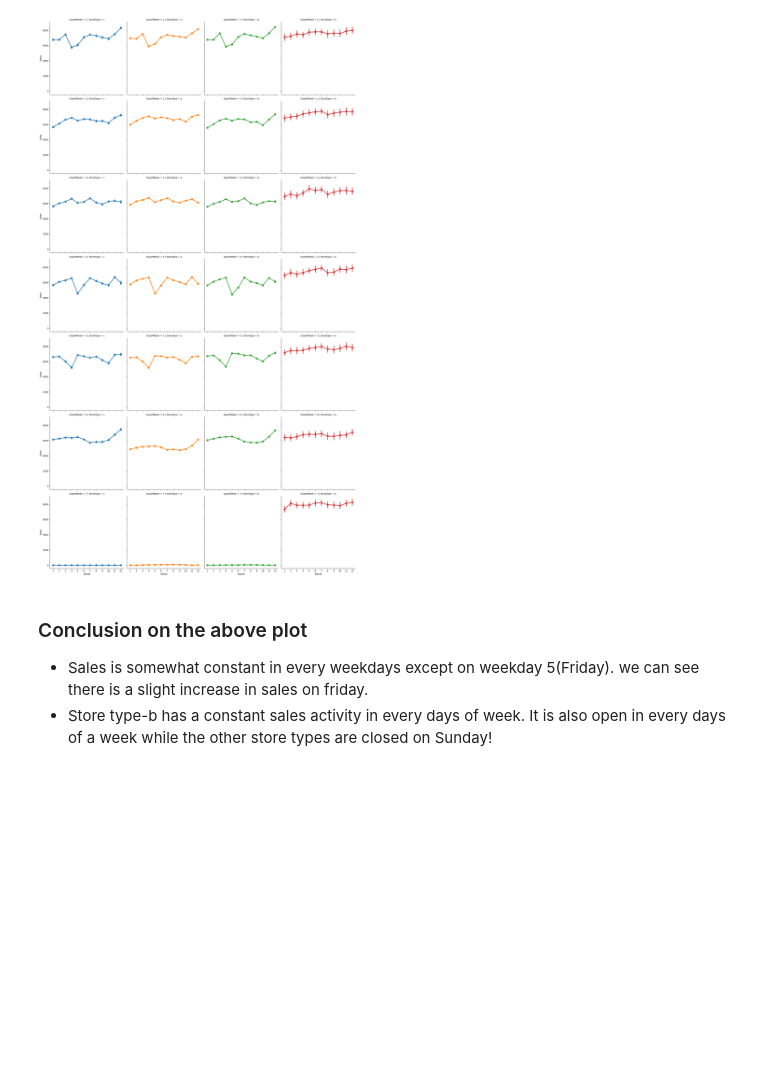
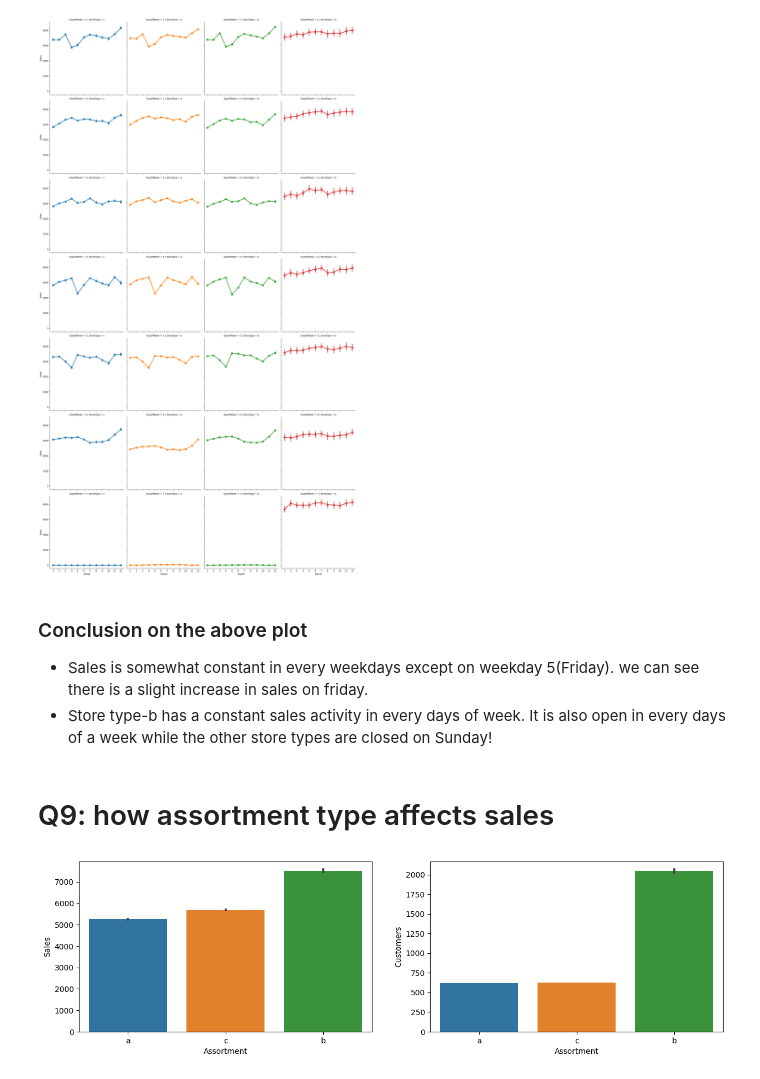
Before and after one commit to nahomHmichael/Rossman-Pharmaceutical-Sales-Pridiction, a Jupyter notebook: notebooks/data_exploration.ipynb, the cells around one changed output. Drawn from its saved outputs; the diff is of its cells as text; code cells hidden in the pictures; blank space fills up the shorter version.

Commit message:
Update: assortment analysis

```diff
--- a/notebooks/data_exploration.ipynb
+++ b/notebooks/data_exploration.ipynb
@@ -558,3 +558,14 @@ plt.show()
 ### Conclusion on the above plot
 * Sales is somewhat constant in every weekdays except on weekday 5(Friday). we can see there is a slight increase in sales on friday.
 * Store type-b has a constant sales activity in every days of week. It is also open in every days of a week while the other store types are closed on Sunday!
+# %% [markdown]
+# Q9: how assortment type affects sales
+# %%
+fig, (axis1,axis2) = plt.subplots(1,2,figsize=(15,4))
+
+sns.barplot(x='Assortment', y='Sales', data=train_new, ax=axis1)
+sns.barplot(x='Assortment', y='Customers', data=train_new,  ax=axis2)
+
+plt.savefig('../plots/assortment.jpg')
+# %% [output]
+[figure, added]
```
Also changed, not shown: 1 other file.
